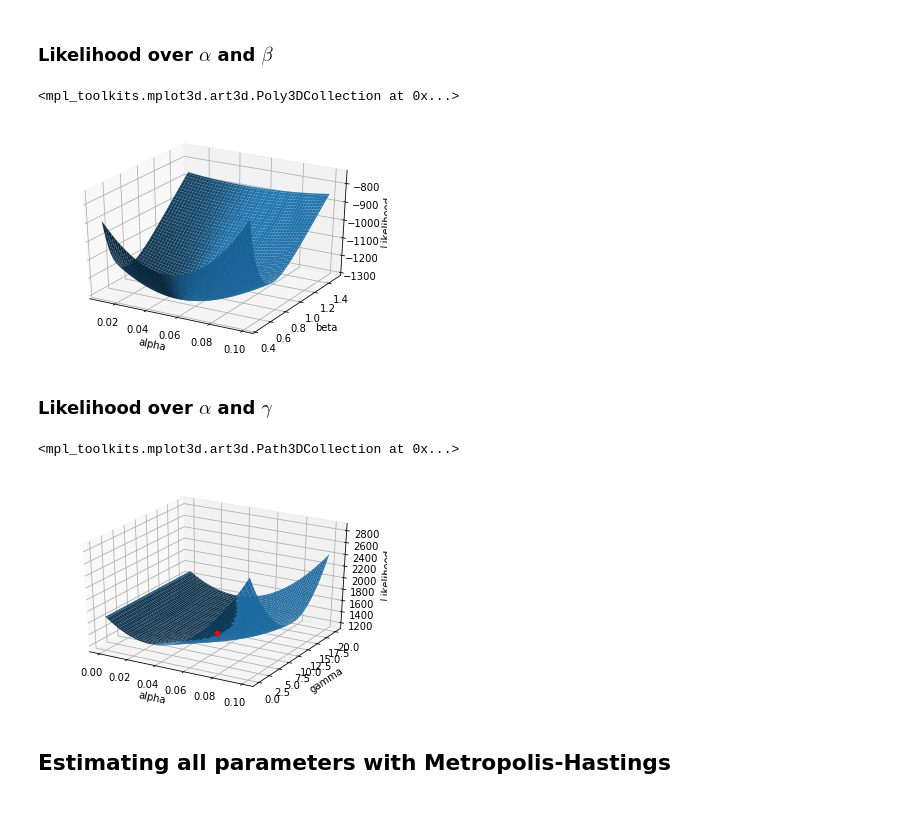
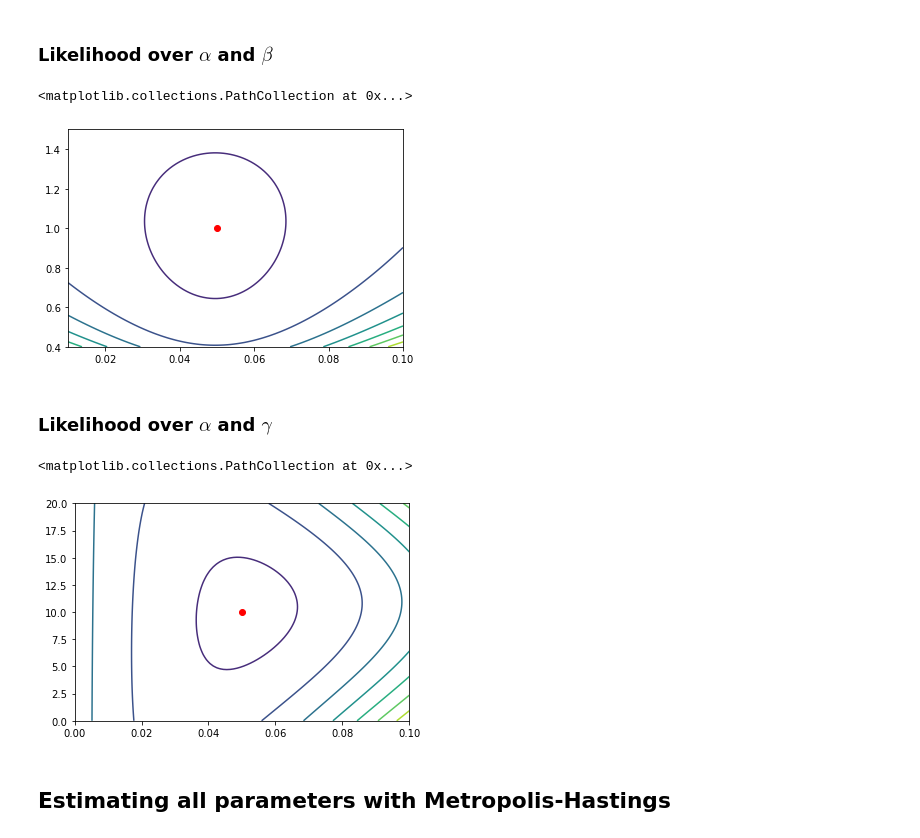
Before and after one commit to DiorAdama/MCMC, a Jupyter notebook: OU-likelihood/OU_mcmc.ipynb, the cells around one changed output. Cells and saved outputs as stored; diff of their text form; code cells hidden in the pictures; blank space fills up the shorter version.

```diff
--- a/OU-likelihood/OU_mcmc.ipynb
+++ b/OU-likelihood/OU_mcmc.ipynb
@@ -133,31 +133,38 @@ estimation_plot(
 ### Likelihood over $\alpha$ and $\beta$
 # %%
 from mpl_toolkits.mplot3d import Axes3D
+np.seterr(divide='ignore', invalid='ignore')
 
-minParams = OU_Parameters(alpha=0.01,beta=0.45,gamma=1)
+minParams = OU_Parameters(alpha=0.01,beta=0.4,gamma=1)
 maxParams = OU_Parameters(alpha=0.1,beta=1.5,gamma=5)
 paramsToFind = OU_Parameters(alpha=0.05,beta=1,gamma=3.7)
 
 n = 100
-x0 = 100
-N = 1000
-T = 10
+x0 = 900
+N = 2000
+T = 2
 alphas = np.linspace(minParams.alpha, maxParams.alpha, n)
 betas = np.linspace(minParams.beta, maxParams.beta, n)
 gamma = paramsToFind.gamma
 path = OU_process(T, N, x0, paramsToFind.alpha, paramsToFind.beta, paramsToFind.gamma)
 
 As, Bs = np.meshgrid(alphas, betas)
 Ls = likelihood(T, N, As, Bs, gamma, path)
-ax = plt.figure().gca(projection='3d')
-ax.set_xlabel("alpha")
-ax.set_ylabel("beta")
-ax.set_zlabel("Likelihood")
+plt.contour(As, Bs, Ls)
+plt.scatter([paramsToFind.alpha], [paramsToFind.beta], color="red")
 
-ax.plot_surface(As, Bs, Ls)
+# ax = plt.figure().gca(projection='3d')
+# ax.set_xlabel("alpha")
+# ax.set_ylabel("beta")
+# ax.set_zlabel("Likelihood")
+
+# ax.plot_surface(As, Bs, Ls)
+# ax.scatter([paramsToFind.alpha], [paramsToFind.gamma],
+#             [likelihood(T, N, paramsToFind.alpha, paramsToFind.beta, paramsToFind.gamma, path)],
+#             color="red")
 # %% [output]
-<mpl_toolkits.mplot3d.art3d.Poly3DCollection at 0x...>
+<matplotlib.collections.PathCollection at 0x...>
-[figure, old version]
+[figure, new version]
 # %% [markdown]
 ### Likelihood over $\alpha$ and $\gamma$
 # %%
@@ -166,9 +173,9 @@ maxParams = OU_Parameters(alpha=0.1,beta=1.5,gamma=20)
 paramsToFind = OU_Parameters(alpha=0.05,beta=1,gamma=10)
 
 n = 100
-x0 = 200
-N = 1000
-T = 2000
+x0 = 300
+N = 10000
+T = 3000
 alphas = np.linspace(minParams.alpha, maxParams.alpha, n)
 beta = paramsToFind.beta
 gammas = np.linspace(minParams.gamma, maxParams.gamma, n)
@@ -176,17 +183,20 @@ path = OU_process(T, N, x0, paramsToFind.alpha, paramsToFind.beta, paramsToFind.
 
 As, Gs = np.meshgrid(alphas, gammas)
 Ls = likelihood(T, N, As, beta, Gs, path)
-ax = plt.figure().gca(projection='3d')
-ax.set_xlabel("alpha")
-ax.set_ylabel("gamma")
-ax.set_zlabel("Likelihood")
-ax.plot_surface(As, Gs, Ls)
-ax.scatter([paramsToFind.alpha], [paramsToFind.gamma],
-            [likelihood(T, N, paramsToFind.alpha, paramsToFind.beta, paramsToFind.gamma, path)],
-            color="red")
+plt.contour(As, Gs, Ls)
+plt.scatter(paramsToFind.alpha, paramsToFind.gamma, color = "red")
+
+# ax = plt.figure().gca(projection='3d')
+# ax.set_xlabel("alpha")
+# ax.set_ylabel("gamma")
+# ax.set_zlabel("Likelihood")
+# ax.plot_surface(As, Gs, Ls)
+# ax.scatter([paramsToFind.alpha], [paramsToFind.gamma],
+#             [likelihood(T, N, paramsToFind.alpha, paramsToFind.beta, paramsToFind.gamma, path)],
+#             color="red")
 # %% [output]
-<mpl_toolkits.mplot3d.art3d.Path3DCollection at 0x...>
+<matplotlib.collections.PathCollection at 0x...>
-[figure, old version]
+[figure, new version]
 # %% [markdown]
 ## Estimating all parameters with Metropolis-Hastings
 # %% [markdown]
```
Also changed, not shown: parts of 4 cells of this notebook, 1 other file.
